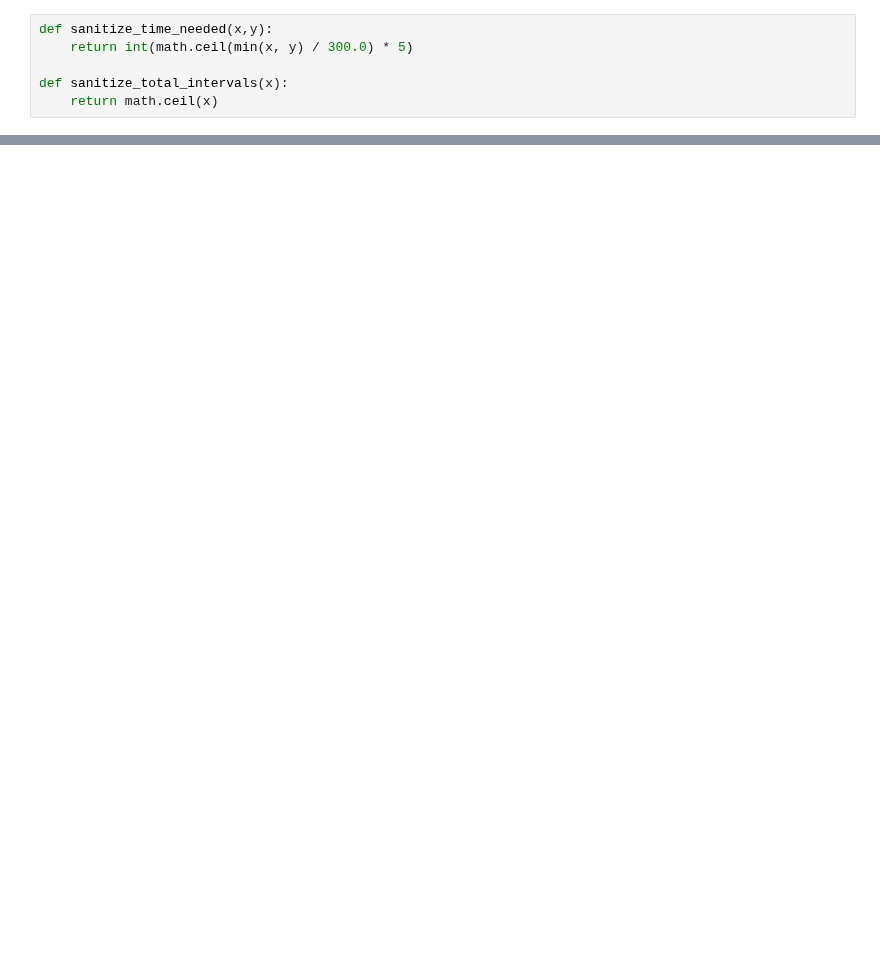
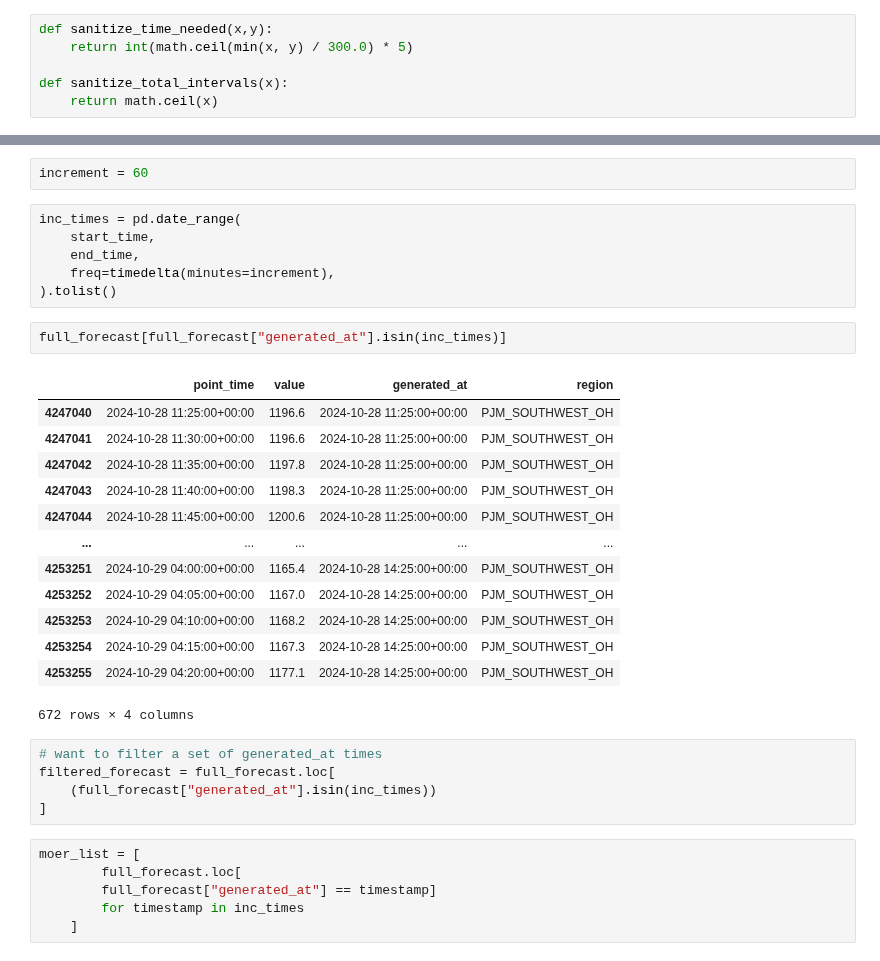
Before and after one commit to WattTime/watttime-python-client, a Jupyter notebook: evaluation/requery/20241203_requery_simple.ipynb, the cells around one changed output, grey strips where cells are left out. Drawn from its saved outputs; the diff is of its cells as text; blank space fills up the shorter version.

```diff
--- a/evaluation/requery/20241203_requery_simple.ipynb
+++ b/evaluation/requery/20241203_requery_simple.ipynb
@@ -230,0 +178,35 @@ IndexError: invalid index to scalar variable.
+# %%
+increment = 60
+# %%
+inc_times = pd.date_range(
+    start_time,
+    end_time,
+    freq=timedelta(minutes=increment),
+).tolist()
+# %%
+full_forecast[full_forecast["generated_at"].isin(inc_times)]
+# %% [output]
+|  | point_time | value | generated_at | region |
+| 4247040 | 2024-10-28 11:25:00+00:00 | 1196.6 | 2024-10-28 11:25:00+00:00 | PJM_SOUTHWEST_OH |
+| 4247041 | 2024-10-28 11:30:00+00:00 | 1196.6 | 2024-10-28 11:25:00+00:00 | PJM_SOUTHWEST_OH |
+| 4247042 | 2024-10-28 11:35:00+00:00 | 1197.8 | 2024-10-28 11:25:00+00:00 | PJM_SOUTHWEST_OH |
+| 4247043 | 2024-10-28 11:40:00+00:00 | 1198.3 | 2024-10-28 11:25:00+00:00 | PJM_SOUTHWEST_OH |
+| 4247044 | 2024-10-28 11:45:00+00:00 | 1200.6 | 2024-10-28 11:25:00+00:00 | PJM_SOUTHWEST_OH |
+| ... | ... | ... | ... | ... |
+| 4253251 | 2024-10-29 04:00:00+00:00 | 1165.4 | 2024-10-28 14:25:00+00:00 | PJM_SOUTHWEST_OH |
+| 4253252 | 2024-10-29 04:05:00+00:00 | 1167.0 | 2024-10-28 14:25:00+00:00 | PJM_SOUTHWEST_OH |
+| 4253253 | 2024-10-29 04:10:00+00:00 | 1168.2 | 2024-10-28 14:25:00+00:00 | PJM_SOUTHWEST_OH |
+| 4253254 | 2024-10-29 04:15:00+00:00 | 1167.3 | 2024-10-28 14:25:00+00:00 | PJM_SOUTHWEST_OH |
+| 4253255 | 2024-10-29 04:20:00+00:00 | 1177.1 | 2024-10-28 14:25:00+00:00 | PJM_SOUTHWEST_OH |
+672 rows × 4 columns
+# %%
+# want to filter a set of generated_at times
+filtered_forecast = full_forecast.loc[
+    (full_forecast["generated_at"].isin(inc_times))
+]
+# %%
+moer_list = [
+        full_forecast.loc[
+        full_forecast["generated_at"] == timestamp]
+        for timestamp in inc_times
+    ]
```
Also changed, not shown: parts of 39 cells of this notebook, 1 other file.
